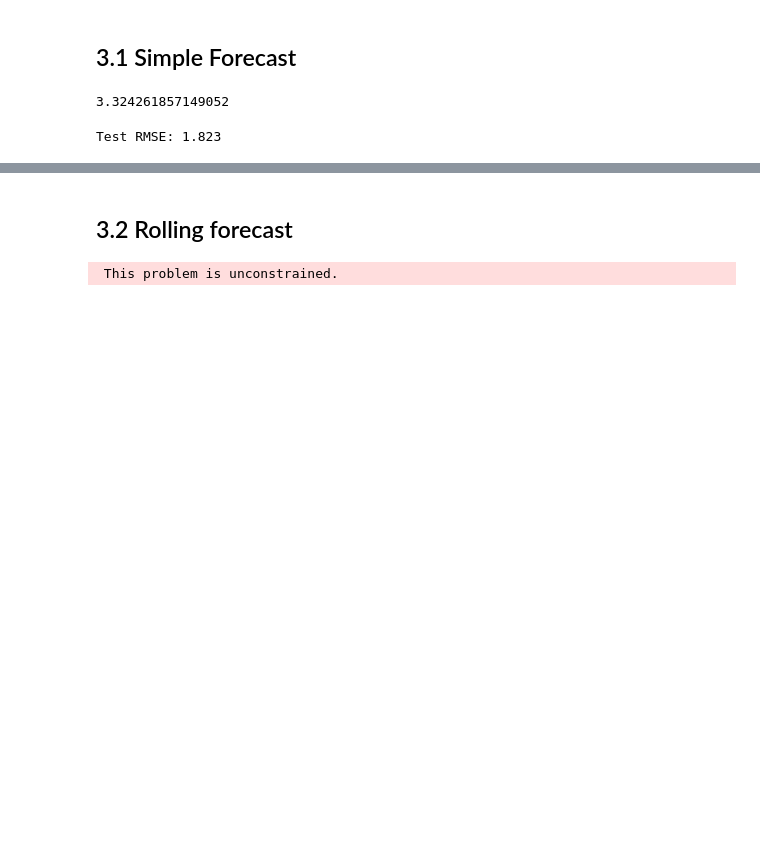
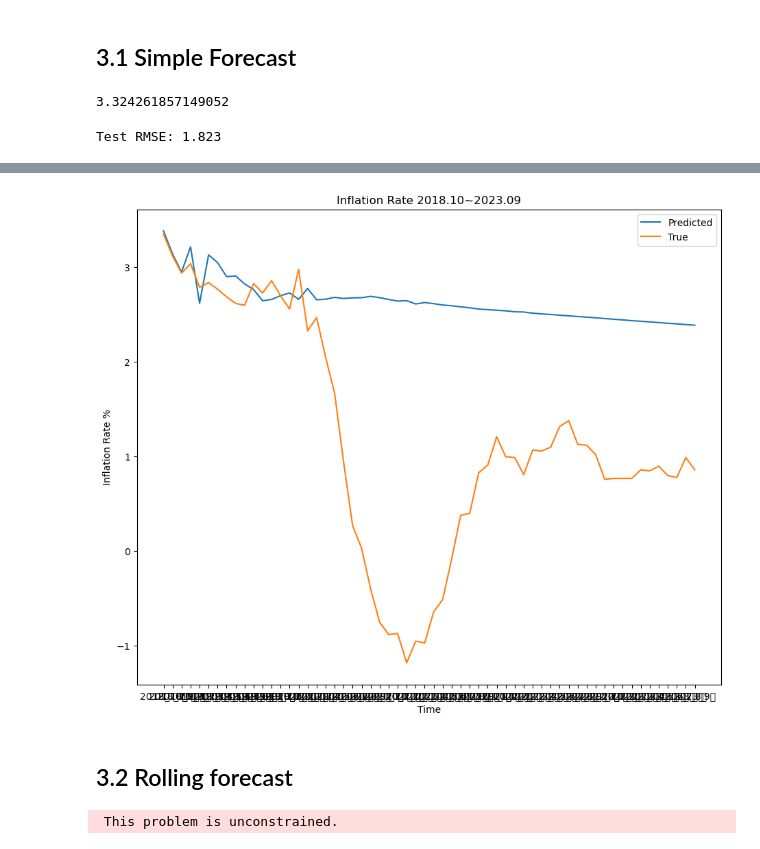
Before and after one commit to JulyAug/Assignment, a Jupyter notebook: Inflation Rate of Macao.ipynb, the cells around one changed output, grey strips where cells are left out. Saved outputs shown, nothing was run; the diff lists cells and outputs as text; code cells hidden in the pictures; blank space fills up the shorter version.

```diff
--- a/Inflation Rate of Macao.ipynb
+++ b/Inflation Rate of Macao.ipynb
@@ -467,3 +484,6 @@ rmse = sqrt(mean_squared_error(test, predictions))
 print('Test RMSE: %.3f' % rmse)
 # %% [output]
 Test RMSE: 1.823
+# %%
+sf = pd.read_excel("Monthly Inflation Rate.xlsx",index_col='Time')
+sf.head()
@@ -470,3 +498,15 @@ Test RMSE: 1.823
+# %%
+sf_plot=sf[-60:]
+# %%
+plt.plot(predictions.values, label='Predicted')
+plt.plot(sf_plot,label='True')
+plt.xlabel('Time')
+plt.ylabel('Inflation Rate %')
+plt.title('Inflation Rate 2018.10~2023.09')
+plt.legend()
+plt.show()
+# %% [output]
+[figure, added]
 # %% [markdown]
 ## 3.2 Rolling forecast
 # %%
```
Also changed, not shown: parts of 8 cells of this notebook.
